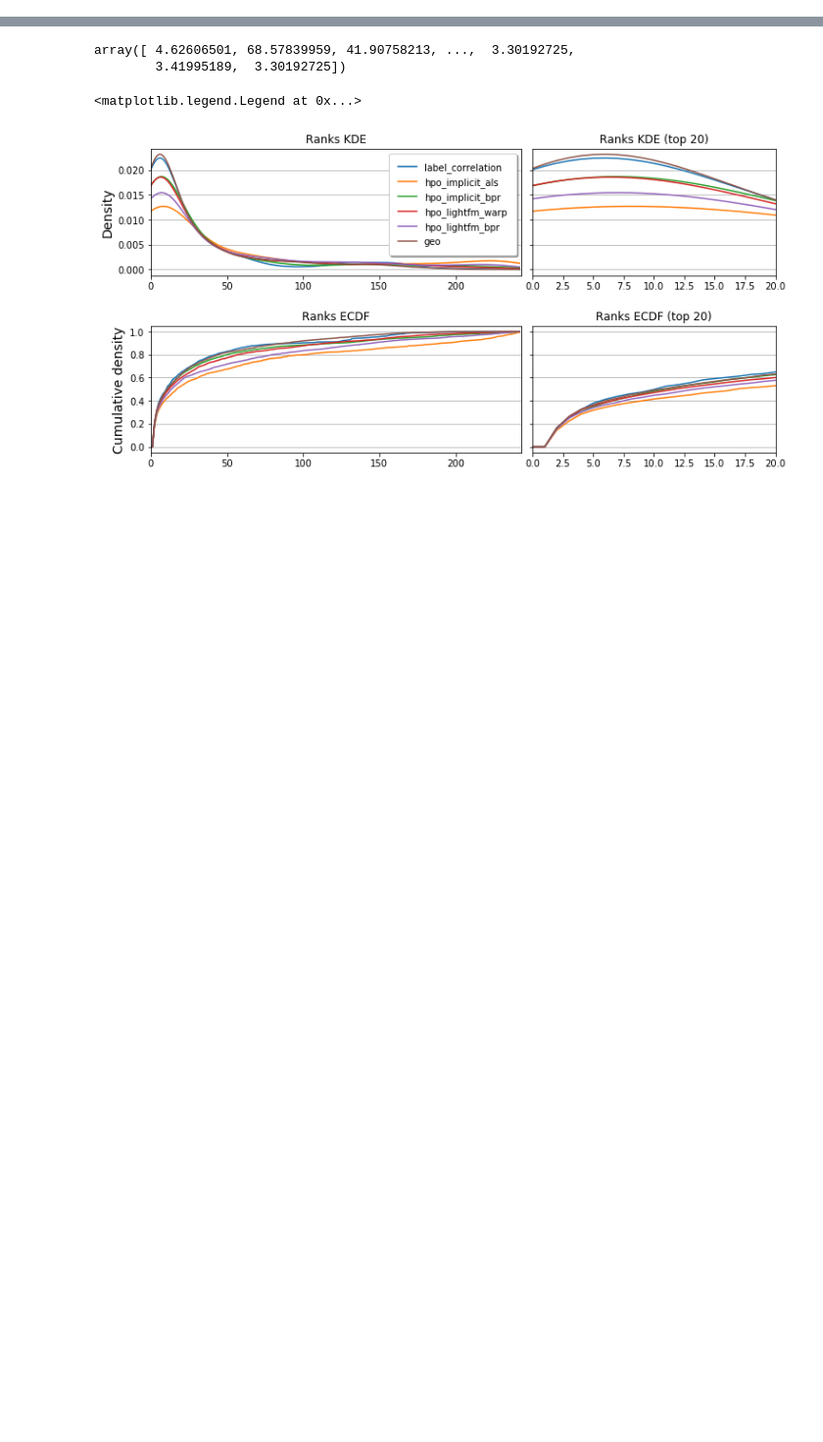
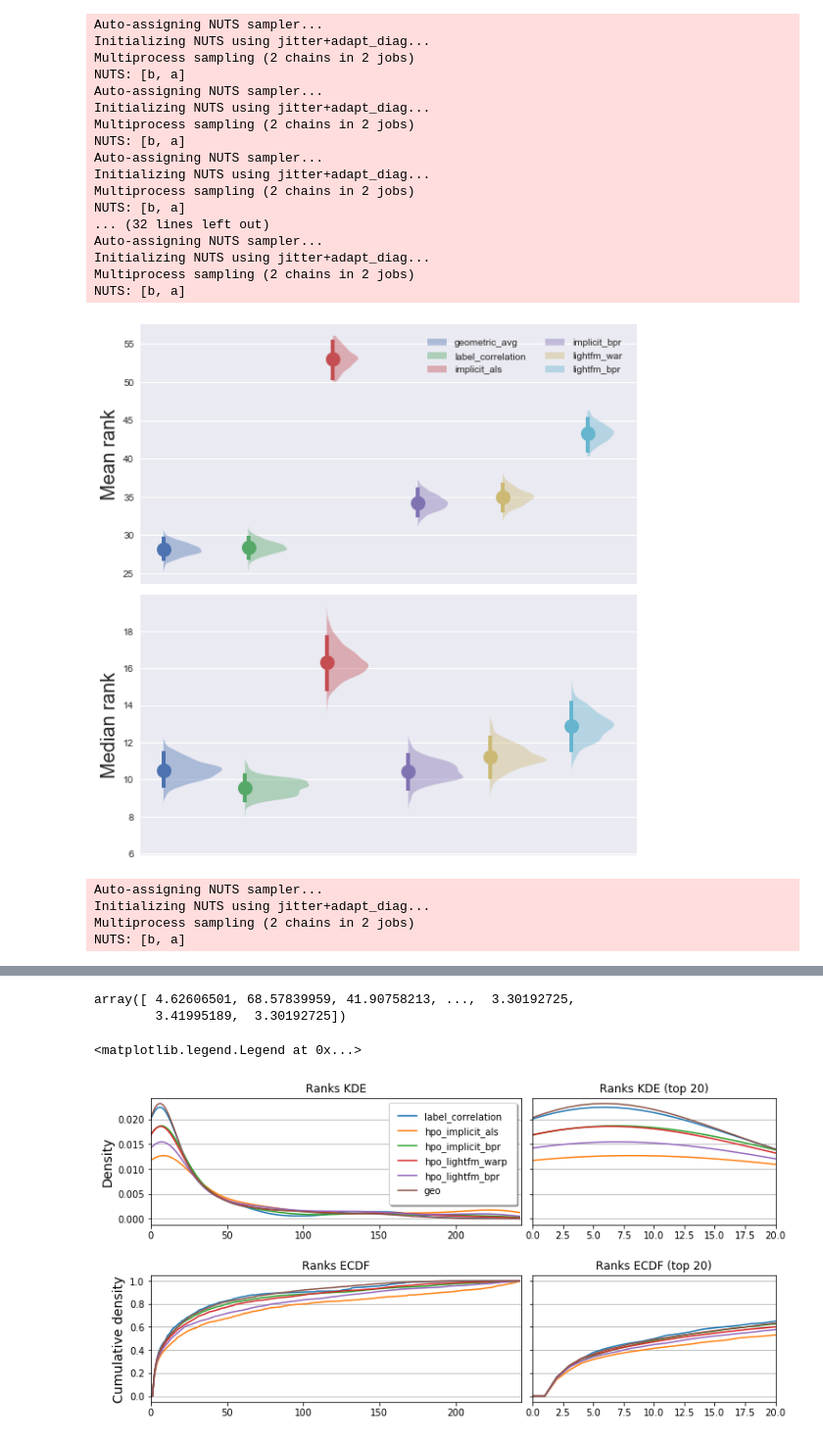
Before and after one commit to ljmartin/molrec, a Jupyter notebook: time_split/code_scrapbook.ipynb, the cells around one changed output, grey strips where cells are left out. Shown at 98% size. Saved outputs shown, nothing was run; the diff lists cells and outputs as text; code cells hidden in the pictures; blank space fills up the shorter version.

```diff
--- a/time_split/code_scrapbook.ipynb
+++ b/time_split/code_scrapbook.ipynb
@@ -16,0 +128,75 @@ import utils
+# %%
+##First we will take the three best performing algorithms and
+##take the geometric average of their rankings:
+ranks = [np.load(name+'.npy') for name in ['label_correlation', 'hpo_implicit_bpr', 'hpo_lightfm_warp']]
+geo_avg = np.power(ranks[0]*ranks[1]*ranks[2], 1/3)
+np.save('geometric_avg', geo_avg)
+
+##Now we can proceed to graph all the rankings:
+##Filenames for the algos to load parameters:
+filenames = ['geometric_avg', 'label_correlation', 'hpo_implicit_als', 'hpo_implicit_bpr',
+             'hpo_lightfm_warp', 'hpo_lightfm_bpr']
+# %%
+##Plot first figure:
+fig, ax = plt.subplots(2)
+fig.set_figheight(8)
+fig.set_figwidth(8)
+
+for count, name in enumerate(filenames):
+    ranks = np.load(name+'.npy')
+    mean_trace = calc_hpd(ranks, np.mean)
+    median_trace = calc_hpd(ranks, np.median)
+
+    for j,trace in zip([0,1], [mean_trace, median_trace]):
+        m = np.mean(trace['a'])
+        hpd = pm.hpd(trace['a'])
+        xs = np.linspace(m-3,m+3,100)
+        density = calc_kde(trace['a'], xs=xs)
+
+        ax[j].errorbar(count, m, yerr = np.array([m-hpd[0], hpd[1]-m])[:,None],
+                       fmt='o', linewidth=4, markersize=15, capsize=3)
+        ax[j].fill_betweenx(xs,density+count,count, alpha=0.4,label=name.strip('hpo_'))
+
+
+ax[0].set_ylabel('Mean rank', fontsize=20)
+ax[0].set_xticks([])
+ax[0].legend(fancybox=True, framealpha=1, shadow=True, borderpad=1, ncol=2)
+
+ax[1].set_ylabel('Median rank', fontsize=20)
+ax[1].set_xticks([])
+
+plt.tight_layout()
+# %% [output]
+Auto-assigning NUTS sampler...
+Initializing NUTS using jitter+adapt_diag...
+Multiprocess sampling (2 chains in 2 jobs)
+NUTS: [b, a]
+Auto-assigning NUTS sampler...
+Initializing NUTS using jitter+adapt_diag...
+Multiprocess sampling (2 chains in 2 jobs)
+NUTS: [b, a]
+Auto-assigning NUTS sampler...
+Initializing NUTS using jitter+adapt_diag...
+Multiprocess sampling (2 chains in 2 jobs)
+NUTS: [b, a]
+... (32 lines left out)
+Auto-assigning NUTS sampler...
+Initializing NUTS using jitter+adapt_diag...
+Multiprocess sampling (2 chains in 2 jobs)
+NUTS: [b, a]
+[figure, added]
+# %%
+with pm.Model() as model:
+    #prior on statistic of interest:
+    a = pm.Normal('a', mu=np.median(ranks), sigma=10.0)
+    #'nuisance' parameter:
+    b = pm.HalfNormal('b', sigma=10.0)
+
+    y = pm.Laplace('y', mu=a, b=b,observed=ranks)
+
+    trace = pm.sample(draws=500, tune=500, chains=2, target_accept=0.9)
+# %% [output]
+Auto-assigning NUTS sampler...
+Initializing NUTS using jitter+adapt_diag...
+Multiprocess sampling (2 chains in 2 jobs)
+NUTS: [b, a]
```
Also changed, not shown: parts of 15 cells of this notebook, 9 other files.
